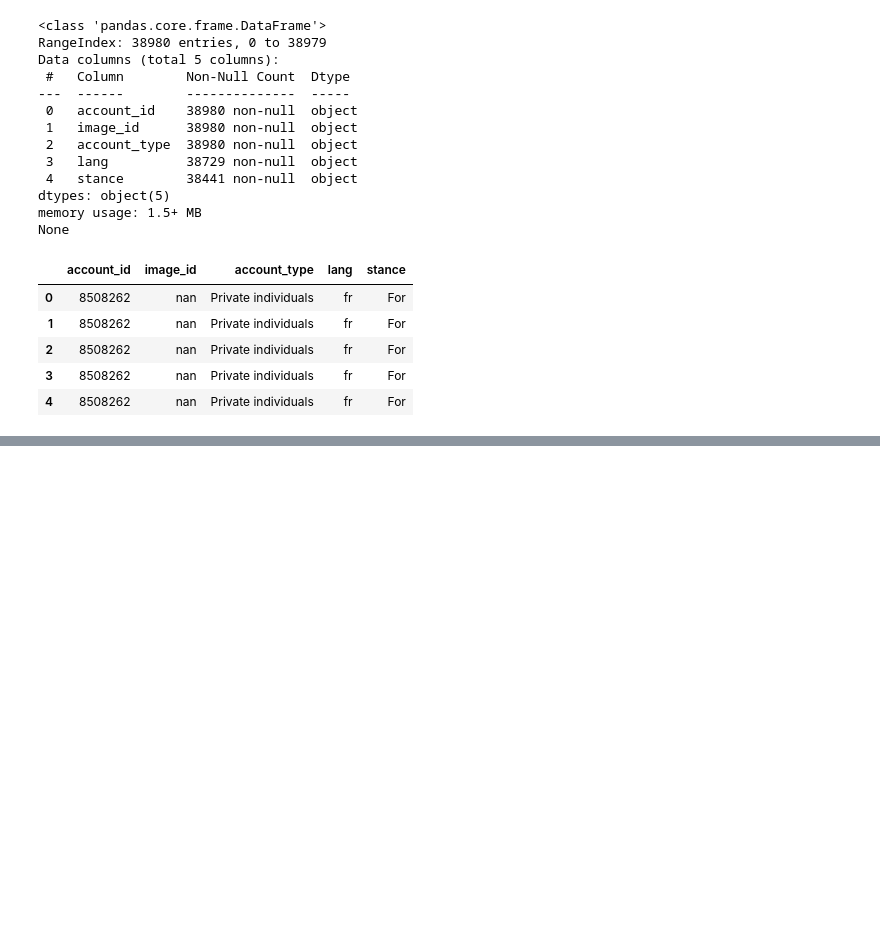
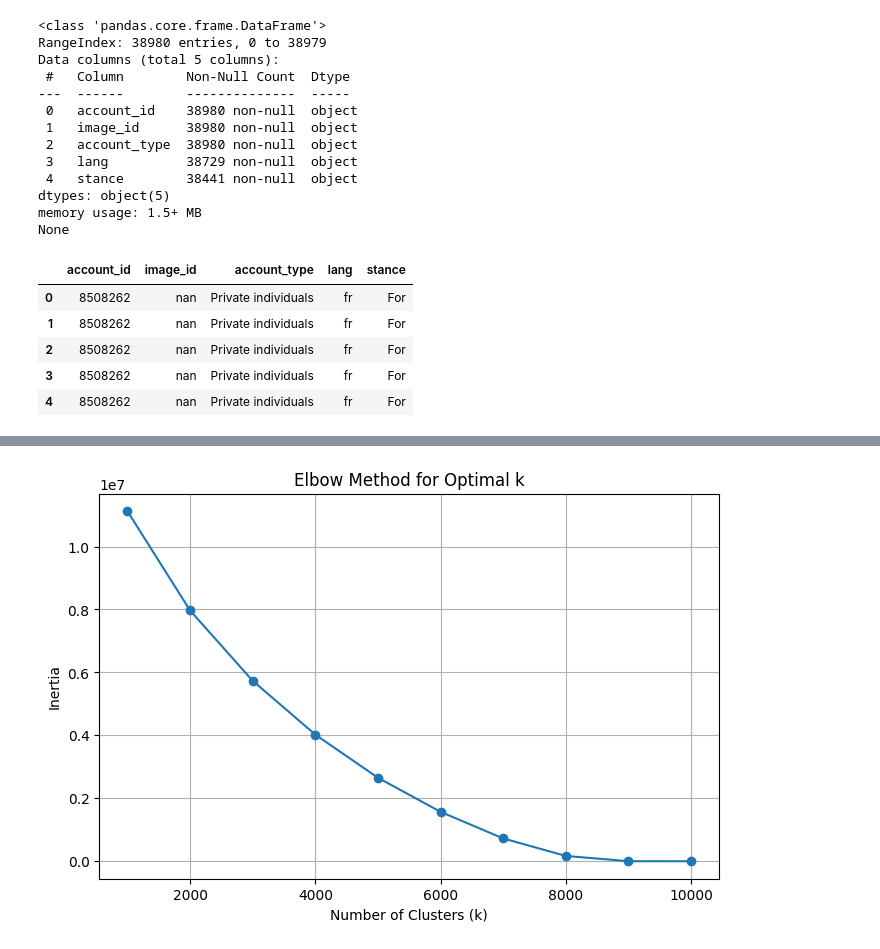
Before and after one commit to vaughankraska/social_data_mining, a Jupyter notebook: src/sdm/lab_scripts/image_analysis/part_1.ipynb, the cells around one changed output, grey strips where cells are left out. Saved outputs shown, nothing was run; the diff lists cells and outputs as text; code cells hidden in the pictures; blank space fills up the shorter version.

```diff
--- a/src/sdm/lab_scripts/image_analysis/part_1.ipynb
+++ b/src/sdm/lab_scripts/image_analysis/part_1.ipynb
@@ -71,0 +276,3 @@ valid_img_df.head()
+# %%
+valid_img_df["embeddings"] = valid_img_df["image_id"].apply(lambda x: get_embeddings(x))
+print(valid_img_df.info())
@@ -71,0 +420,21 @@ valid_img_df.head()
+# %%
+k_values = range(1000, 10001, 1000)
+
+# Store the inertia for each k
+inertia_values = []
+
+for k in k_values:
+    kmeans = KMeans(n_clusters=k, random_state=42)
+    kmeans.fit(embeddings_scaled)
+    inertia_values.append(kmeans.inertia_)
+
+# Plot the Elbow Method
+plt.figure(figsize=(8, 5))
+plt.plot(k_values, inertia_values, marker='o')
+plt.xlabel('Number of Clusters (k)')
+plt.ylabel('Inertia')
+plt.title('Elbow Method for Optimal k')
+plt.grid()
+plt.show()
+# %% [output]
+[figure, added]
```
Also changed, not shown: parts of 38 cells of this notebook.
